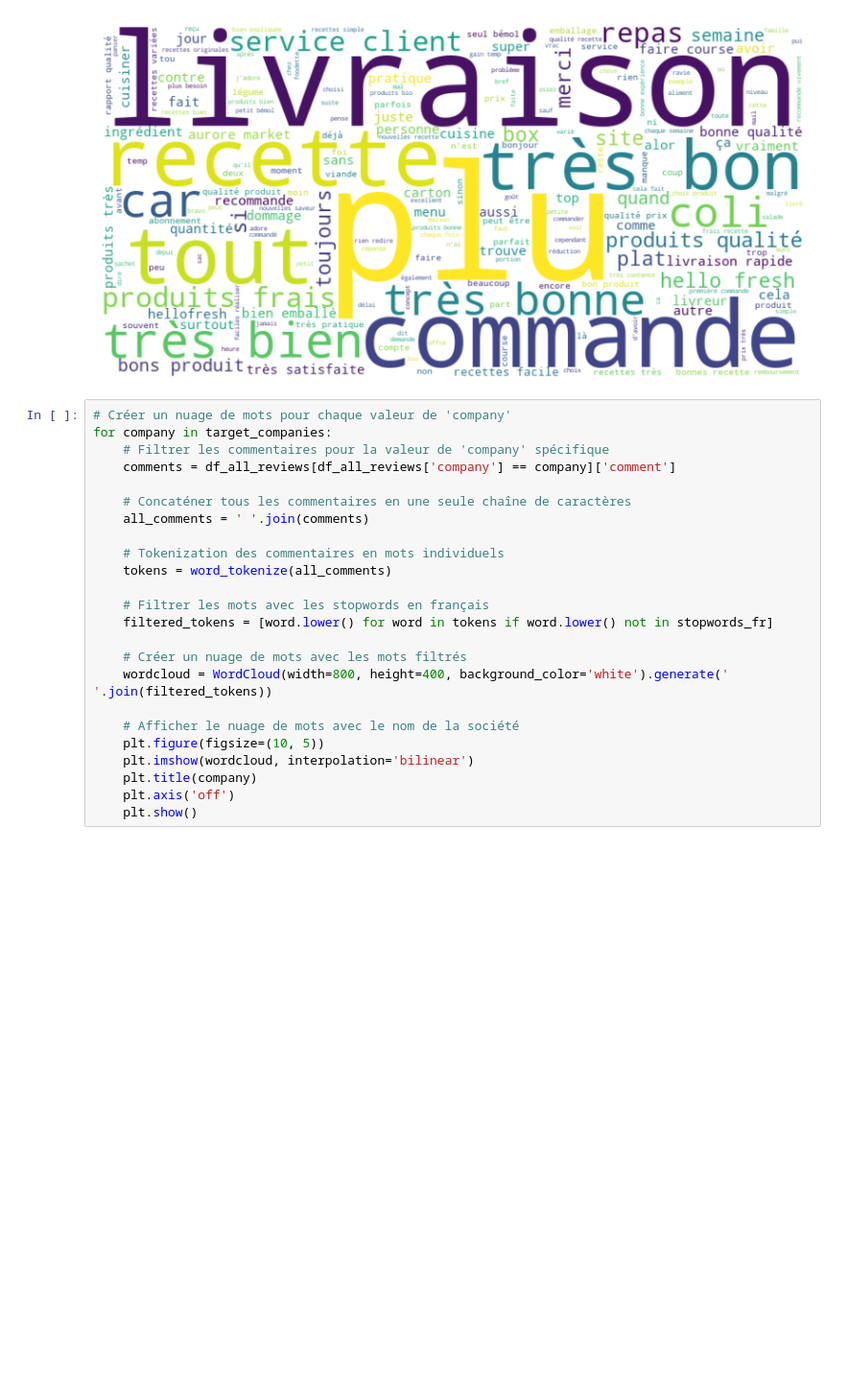
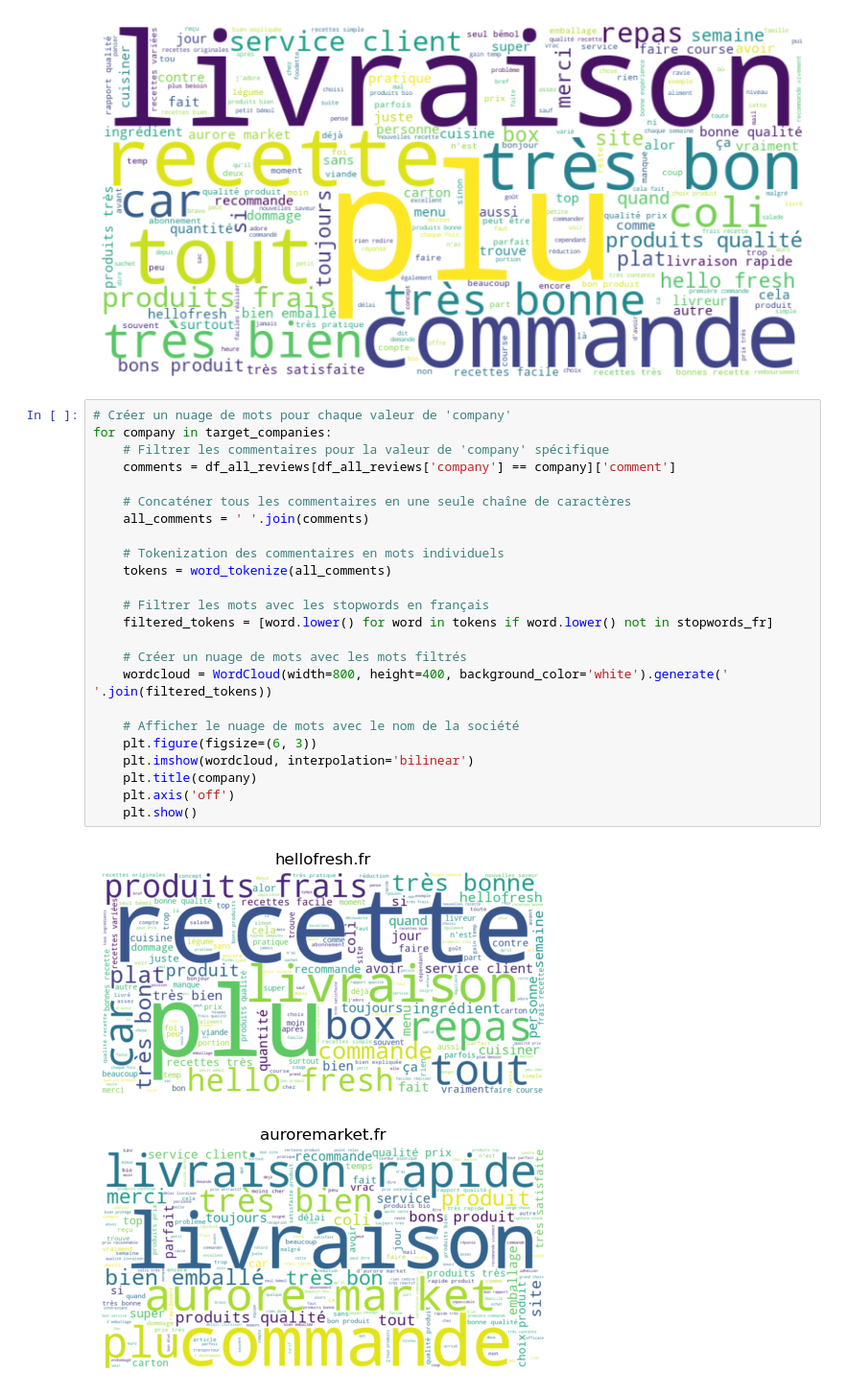
Before and after one commit to InseeFrLab/funathon2023_sujet5, a Jupyter notebook: scraping.ipynb, the cells around one changed output. Shown at 96% size. Drawn from its saved outputs; the diff is of its cells as text; blank space fills up the shorter version.

```diff
--- a/scraping.ipynb
+++ b/scraping.ipynb
@@ -338,24 +338,27 @@ plt.show()
 # %%
 # Créer un nuage de mots pour chaque valeur de 'company'
 for company in target_companies:
     # Filtrer les commentaires pour la valeur de 'company' spécifique
     comments = df_all_reviews[df_all_reviews['company'] == company]['comment']
 
     # Concaténer tous les commentaires en une seule chaîne de caractères
     all_comments = ' '.join(comments)
 
     # Tokenization des commentaires en mots individuels
     tokens = word_tokenize(all_comments)
 
     # Filtrer les mots avec les stopwords en français
     filtered_tokens = [word.lower() for word in tokens if word.lower() not in stopwords_fr]
 
     # Créer un nuage de mots avec les mots filtrés
     wordcloud = WordCloud(width=800, height=400, background_color='white').generate(' '.join(filtered_tokens))
 
     # Afficher le nuage de mots avec le nom de la société
-    plt.figure(figsize=(10, 5))
+    plt.figure(figsize=(6, 3))
     plt.imshow(wordcloud, interpolation='bilinear')
     plt.title(company)
     plt.axis('off')
     plt.show()
+# %% [output]
+[figure, added]
+[figure, added]
```
Also changed, not shown: parts of 1 cell of this notebook.
